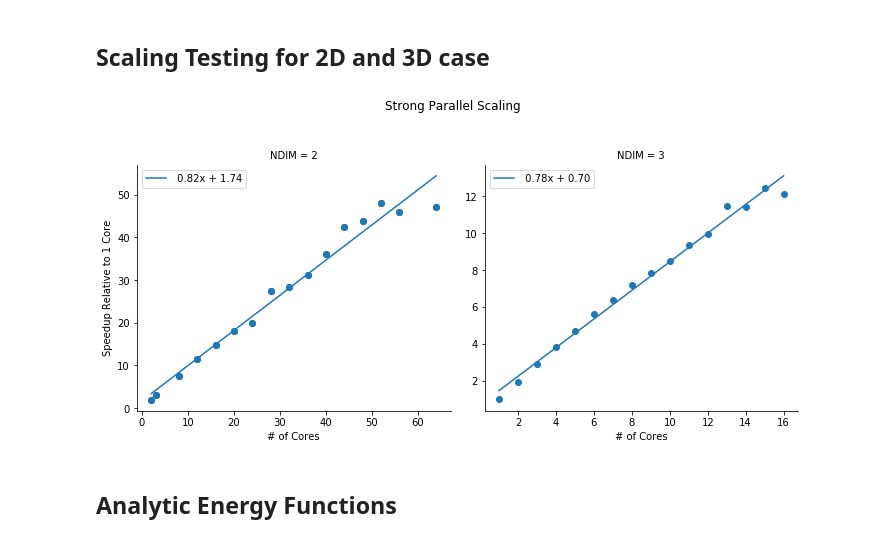
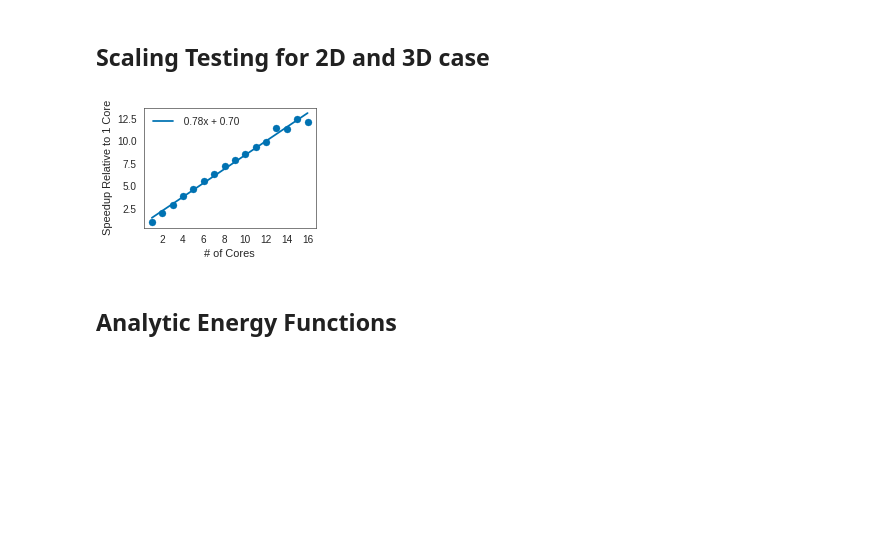
Before and after one commit to ecurtin2/HF-Stability, a Jupyter notebook: analysis/notebook.ipynb, the cells around one changed output. Saved outputs shown, nothing was run; the diff lists cells and outputs as text; code cells hidden in the pictures; blank space fills up the shorter version.

Commit message:
Updated plots in notebook

```diff
--- a/analysis/notebook.ipynb
+++ b/analysis/notebook.ipynb
@@ -30,6 +30,28 @@ def savefig(fname,  *args, **kwargs):
     fullname = save_dir + '/' + fname
     plt.savefig(fullname, *args, **kwargs)
 
+def spine(fig=None):
+    if fig is None:
+        fig = plt.gcf()
+    sns.despine(fig, top=False, right=False, left=False, bottom=False)
+
+sns.set(style='white', font_scale=1, rc=
+        {
+         'axes.linewidth': 0.5,
+         'axes.edgecolor':'black',
+         'text.usetex'   : False,
+         'axes.spines.left'   : True,
+         'axes.spines.bottom' : True,
+         'axes.spines.top'    : True,
+         'axes.spines.right'  : True,
+         'savefig.transparent' : True,
+         'savefig.format': 'eps'
+        })
+#sns.set_context('paper')
+cp = sns.color_palette('colorblind')
+cp[1], cp[2] = cp[2], cp[1] # proritize orange over green
+sns.set_palette(cp)
+
 
 %matplotlib inline
 # %% [markdown]
@@ -103,38 +125,50 @@ scaling_test['n_cores'] = scaling_test['n_procs'] // 32
 
 scaling_test = scaling_test[scaling_test.n_cores != 60]
 
 def add_speedup(df):
     min_row = df[df['n_cores'] == min(df['n_cores'])]
     single_core_time = np.average(min_row['total_calculation_time'] * min_row['n_cores'])
     df['Speedup'] = pd.to_numeric(single_core_time) / df['total_calculation_time']
     return df
 
 scaling_test = scaling_test.groupby('NDIM').apply(add_speedup)
 
 
 def linefit(x, y, **kwargs):
     """Wrapper to allow for varied scales in plots"""
     ax = plt.gca()
 
     plt.scatter(x, y, **kwargs)
 
     coeffs = np.polyfit(x, y, deg=1)
     poly = np.poly1d(coeffs)
     fitfunc = lambda x: poly(x)
     xvals = np.linspace(min(x), max(x), 500)
     line = plt.plot(xvals, fitfunc(xvals), label='{:5.2f}x +{:5.2f}'.format(*coeffs))
     legend = plt.legend(handles=line, loc=0)
     ax.add_artist(legend)
 
 
-grid = sns.FacetGrid(scaling_test, col='NDIM', sharey=False, sharex=False, size=5)
-grid = grid.map(linefit, 'n_cores', 'Speedup')
+
+
+
+scaling_test = scaling_test.query('NDIM == 3')
+grid = sns.FacetGrid(scaling_test, col='NDIM', sharey=False, sharex=False, size=2.5, aspect=1.3)
+grid = grid.map(linefit, 'n_cores', 'Speedup').set_titles("")
 grid.set_axis_labels('# of Cores', 'Speedup Relative to 1 Core')
-plt.suptitle('Strong Parallel Scaling')
-plt.subplots_adjust(top=0.8)
+#plt.suptitle('Strong Parallel Scaling')
+plt.subplots_adjust(top=0.9)
+from matplotlib.ticker import MaxNLocator
+#...
+ax = plt.gca()
+#...
+
+ax.xaxis.set_major_locator(MaxNLocator(integer=True))
+spine()
+plt.savefig("../doc/images/parallel-scaling.eps", bbox_inches='tight')
 plt.show()
 # %% [output]
-[figure, old version]
+[figure, new version]
 # %% [markdown]
 ## Analytic Energy Functions
 # %%
```
Also changed, not shown: parts of 5 cells of this notebook, 11 other files.
